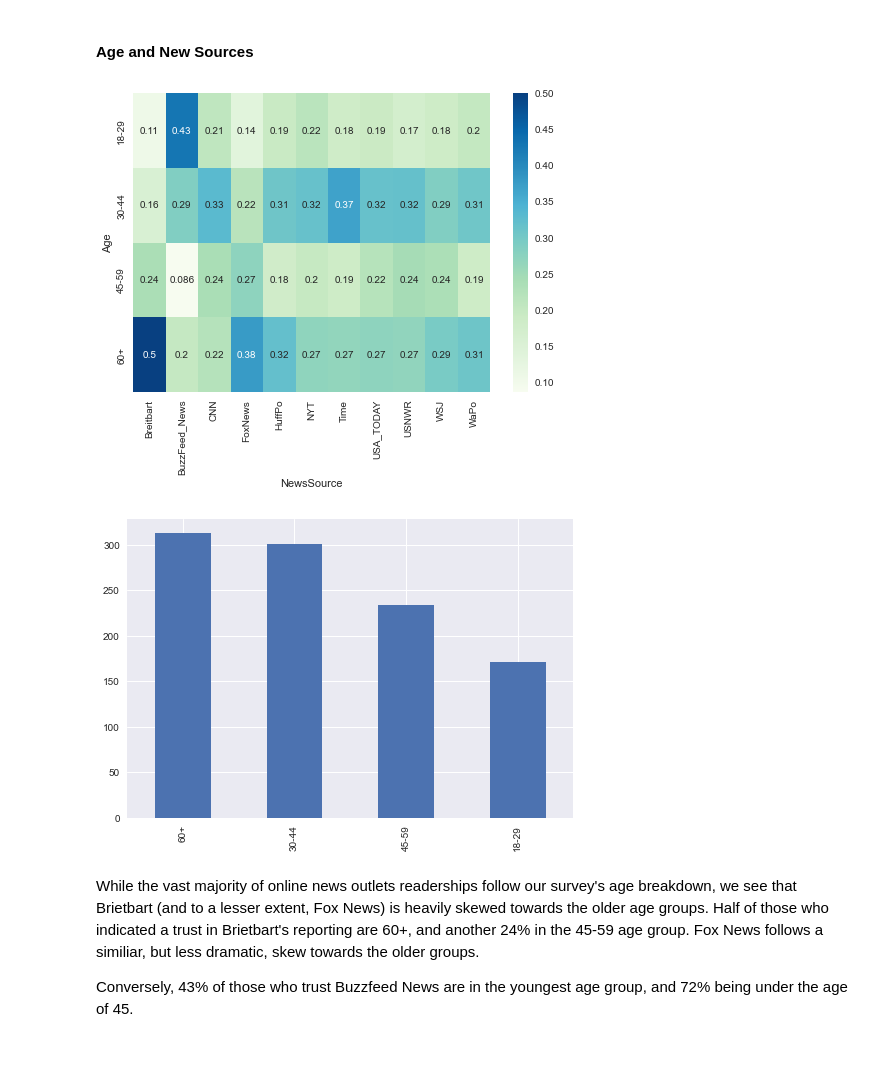
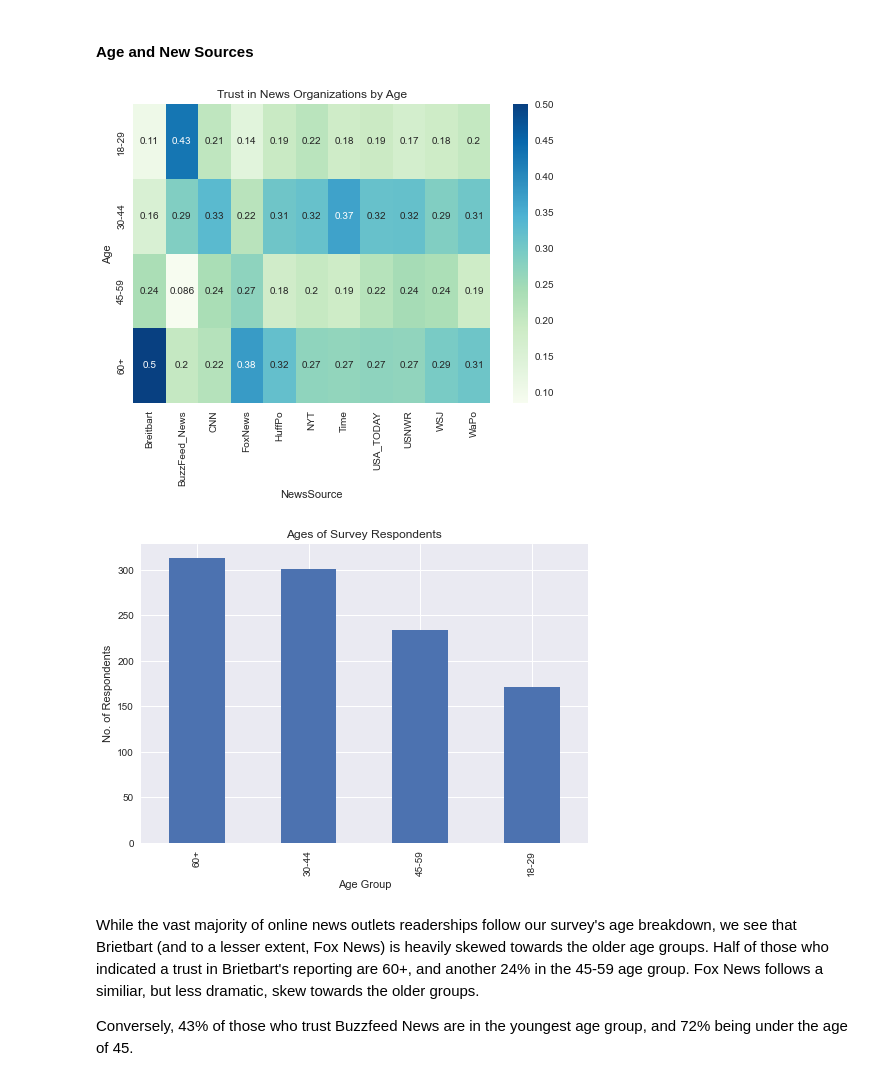
Before and after one commit to randynobx/News_Trust_and_Data, a Jupyter notebook: News_Trust_and_Data__Analytics.ipynb, the cells around one changed output. Saved outputs shown, nothing was run; the diff lists cells and outputs as text; code cells hidden in the pictures; blank space fills up the shorter version.

```diff
--- a/News_Trust_and_Data__Analytics.ipynb
+++ b/News_Trust_and_Data__Analytics.ipynb
@@ -230,14 +230,18 @@ Age, gender, political view, paying for news, and general trust level have shown
 #### Age and New Sources
 # %%
 age_src_cross = pd.crosstab(survey_tidy['Age'], survey_tidy[survey_tidy['SourceTrust'] == 1]['NewsSource'], normalize='columns')
+plt.title('Trust in News Organizations by Age')
 sns.heatmap(age_src_cross, cmap='GnBu', annot=True);
 # %% [output]
-[figure, old version]
+[figure, new version]
 # %%
 # Show breakdown of ages across all respondents
+plt.title("Ages of Survey Respondents")
+plt.xlabel("Age Group")
+plt.ylabel("No. of Respondents")
 survey_short['Age'].value_counts().plot(kind='bar');
 # %% [output]
-[figure, old version]
+[figure, new version]
 # %% [markdown]
 While the vast majority of online news outlets readerships follow our survey's age breakdown, we see that Brietbart (and to a lesser extent, Fox News) is heavily skewed towards the older age groups. Half of those who indicated a trust in Brietbart's reporting are 60+, and another 24% in the 45-59 age group. Fox News follows a similiar, but less dramatic, skew towards the older groups.
 
```
Also changed, not shown: parts of 7 cells of this notebook, 2 other files.
